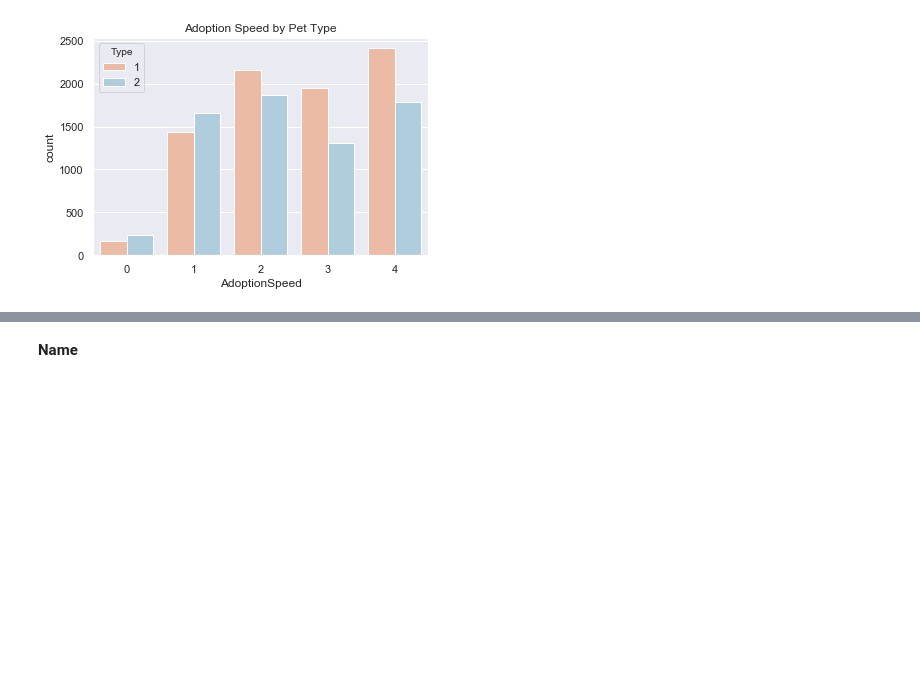
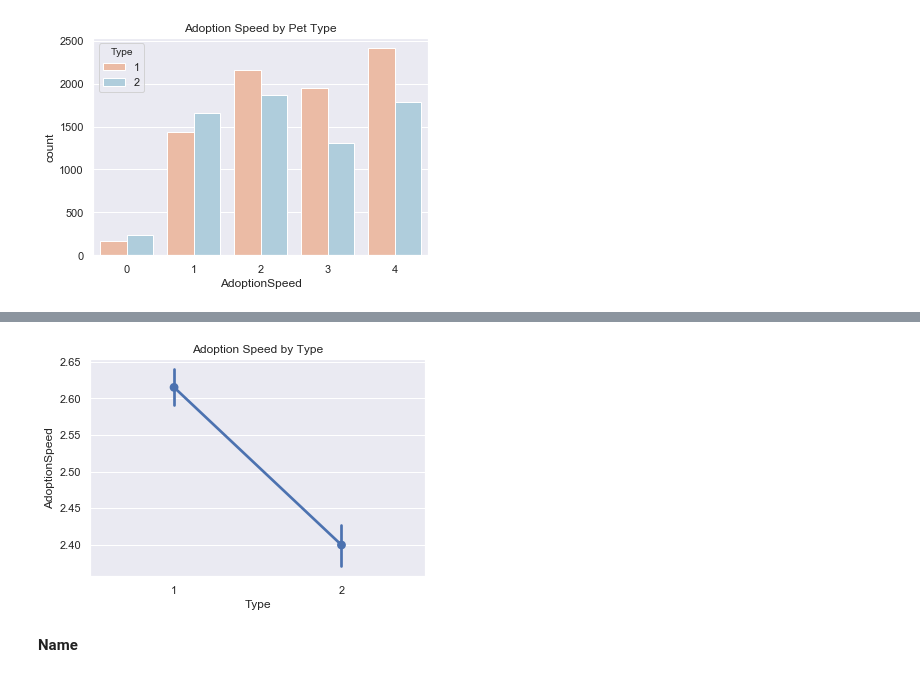
Before and after one commit to dujiaying/ml_final, a Jupyter notebook: eda.ipynb, the cells around one changed output, grey strips where cells are left out. Saved outputs shown, nothing was run; the diff lists cells and outputs as text; code cells hidden in the pictures; blank space fills up the shorter version.

```diff
--- a/eda.ipynb
+++ b/eda.ipynb
@@ -161,3 +186,9 @@ plt.show()
+# %%
+sns.pointplot(df.Type, df.AdoptionSpeed)
+plt.title('Adoption Speed by Type')
+plt.show()
+# %% [output]
+[figure, added]
 # %% [markdown]
 <b> Name
 # %%
```
Also changed, not shown: parts of 116 cells of this notebook.
